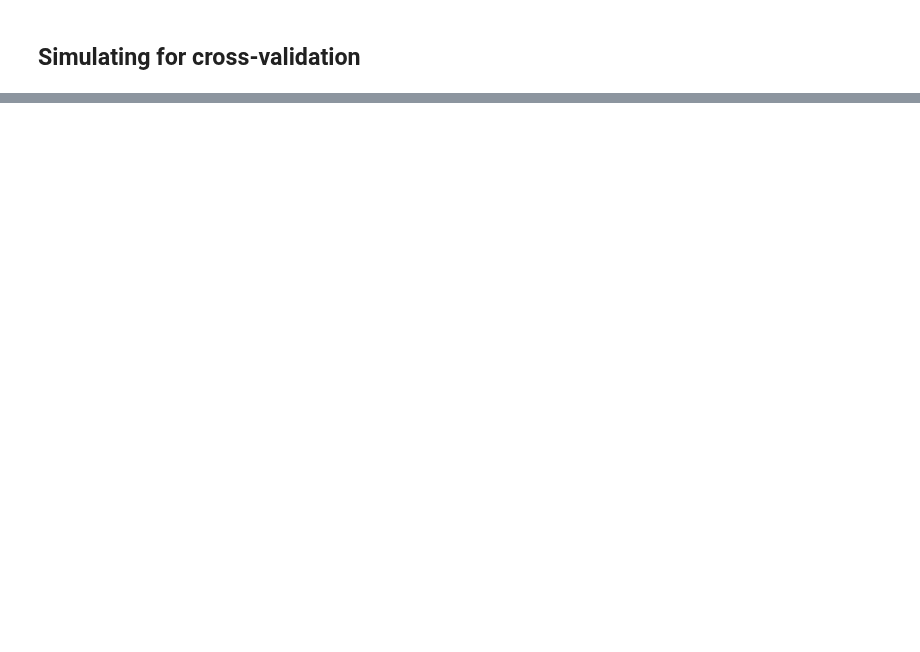
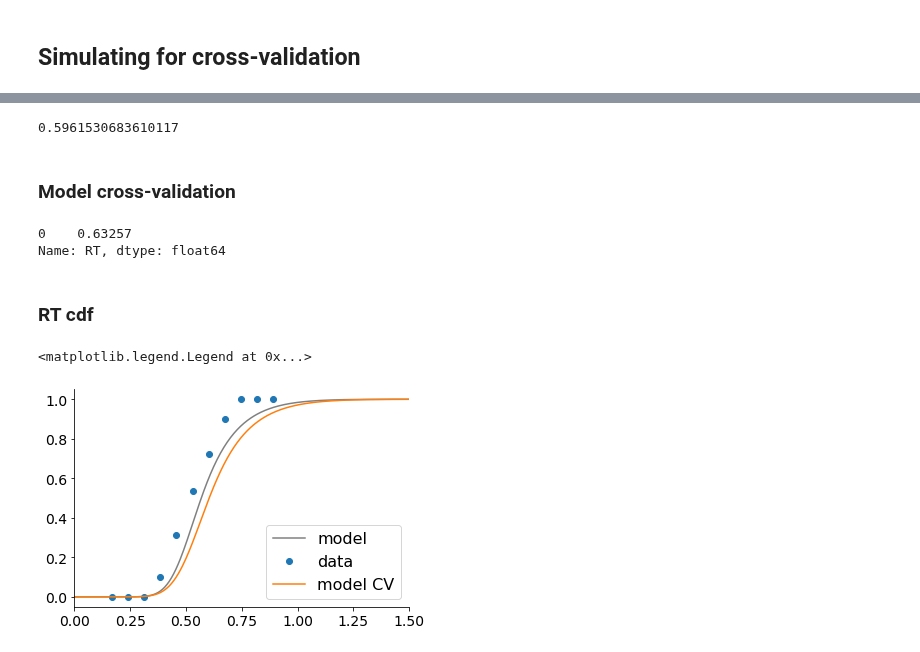
Before and after one commit to cherepaha/evidence_accumulation_in_gap_acceptance, a Jupyter notebook: data_and_model_analysis/model_simulation.ipynb, the cells around one changed output, grey strips where cells are left out. Saved outputs shown, nothing was run; the diff lists cells and outputs as text; code cells hidden in the pictures; blank space fills up the shorter version.

Commit message:
Model simulations updated

```diff
--- a/data_and_model_analysis/model_simulation.ipynb
+++ b/data_and_model_analysis/model_simulation.ipynb
@@ -128,0 +122,4 @@ save_sim_results('cross_validation_4_parameters_fitted.csv', conditions, ret='me
+# %%
+conditions = [{'tta_condition': 4, 'd_condition': 150}]
+subj_id = 'all'
+condition = conditions[0]
@@ -128,0 +128,6 @@ save_sim_results('cross_validation_4_parameters_fitted.csv', conditions, ret='me
+# %%
+exp_data = pd.read_csv('../data/measures.csv')
+between_subj_mean = exp_data[(exp_data.is_turn_decision)].groupby(['subj_id', 'tta_condition', 'd_condition']).mean()
+exp_measures = between_subj_mean.reset_index()
+exp_measures[(exp_measures.d_condition==condition['d_condition']) &
+             (exp_measures.tta_condition==condition['tta_condition'])].RT.mean()
@@ -128,0 +138,47 @@ save_sim_results('cross_validation_4_parameters_fitted.csv', conditions, ret='me
+# %%
+fit_results_path = '../model_fit_results'
+model_measures = pd.read_csv(os.path.join(fit_results_path, 'cross_validation_9_measures.csv'))
+model_measures = model_measures[(model_measures.tta_condition>=4.0) & (model_measures.tta_condition<=6.0)]
+model_subj_d_measures = model_measures[(model_measures.subj_id==subj_id)]
+model_subj_d_measures[(model_subj_d_measures.d_condition==condition['d_condition']) & (model_subj_d_measures.tta_condition==condition['tta_condition'])].RT.values[0]
+# %% [output]
+0.5961530683610117
+# %% [markdown]
+### Model cross-validation
+# %%
+extra_sim_measures = save_sim_results('extra_sim\cross_validation_8\subj_all.csv', conditions, ret='measures')
+extra_sim_measures.RT
+# %% [output]
+0    0.63257
+Name: RT, dtype: float64
+# %% [markdown]
+### RT cdf
+# %%
+extra_sim_rt_cdf = save_sim_results('extra_sim\cross_validation_8\subj_all.csv', conditions, ret='rt_cdf')
+# %%
+model_rts = pd.read_csv(os.path.join(fit_results_path, 'cross_validation_9_rt_cdf.csv'))
+
+condition_data = exp_data[(exp_data.is_turn_decision)
+                    & (exp_data.d_condition==condition['d_condition'])
+                    & (exp_data.tta_condition==condition['tta_condition'])]
+
+q = [0.1, 0.3, 0.5, 0.7, 0.9]
+condition_quantiles = condition_data.groupby('subj_id').apply(lambda d: np.quantile(a=d.RT, q=q)).mean()
+rt_range = np.linspace(condition_quantiles.min(), condition_quantiles.max(), len(q))
+step = rt_range[1] - rt_range[0]
+rt_grid = np.concatenate([rt_range[:3]-3*step, rt_range, rt_range[-3:]+step*3])
+vincentized_cdf = np.interp(rt_grid, condition_quantiles, q, left=0, right=1)
+
+condition_rts = model_rts[(model_rts.subj_id=='all')
+                    & (model_rts.d_condition==condition['d_condition'])
+                    & (model_rts.tta_condition==condition['tta_condition'])]
+
+fig, ax = plt.subplots()
+ax.plot(condition_rts.t, condition_rts.rt_corr_pdf, label='model', color='grey')
+ax.plot(rt_grid, vincentized_cdf, ls='', marker='o', label='data')
+ax.plot(extra_sim_rt_cdf.t, extra_sim_rt_cdf.rt_corr_pdf, label='model CV')
+ax.set_xlim((0.0, 1.5))
+ax.legend()
+# %% [output]
+<matplotlib.legend.Legend at 0x...>
+[figure, added]
```
Also changed, not shown: parts of 11 cells of this notebook, 29 other files.
